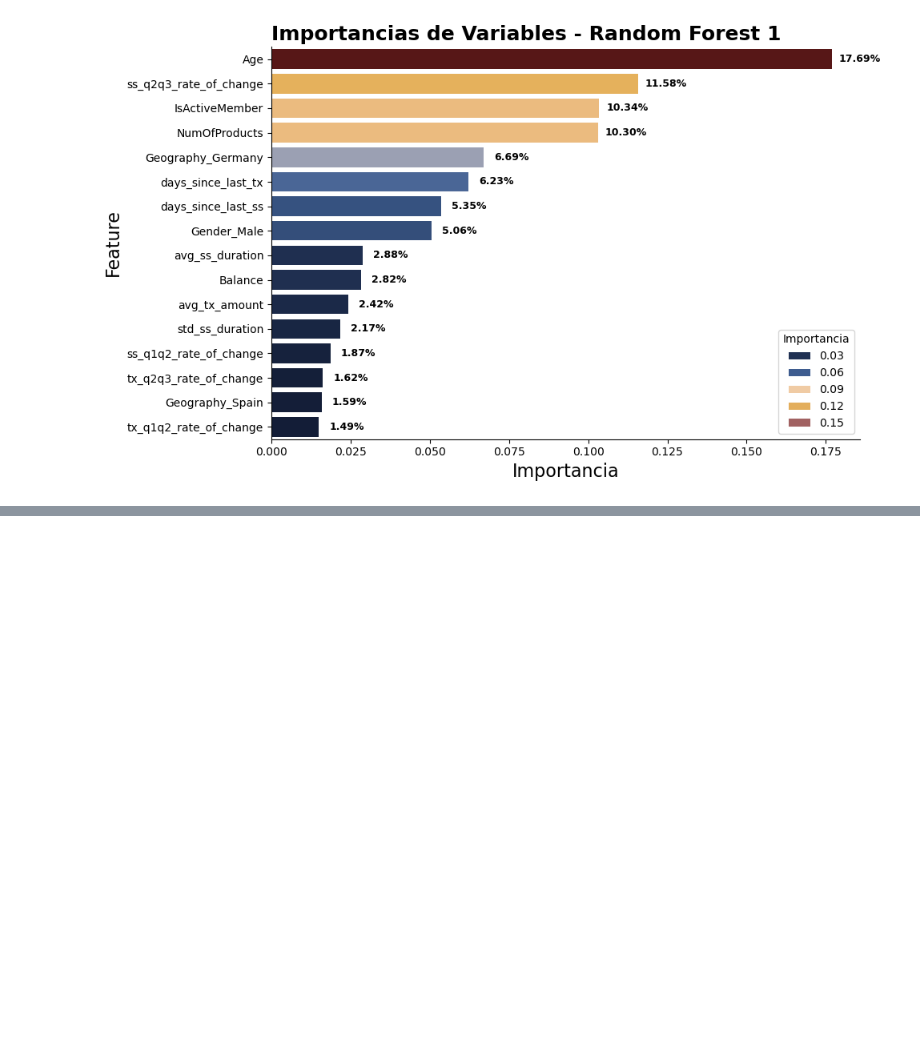
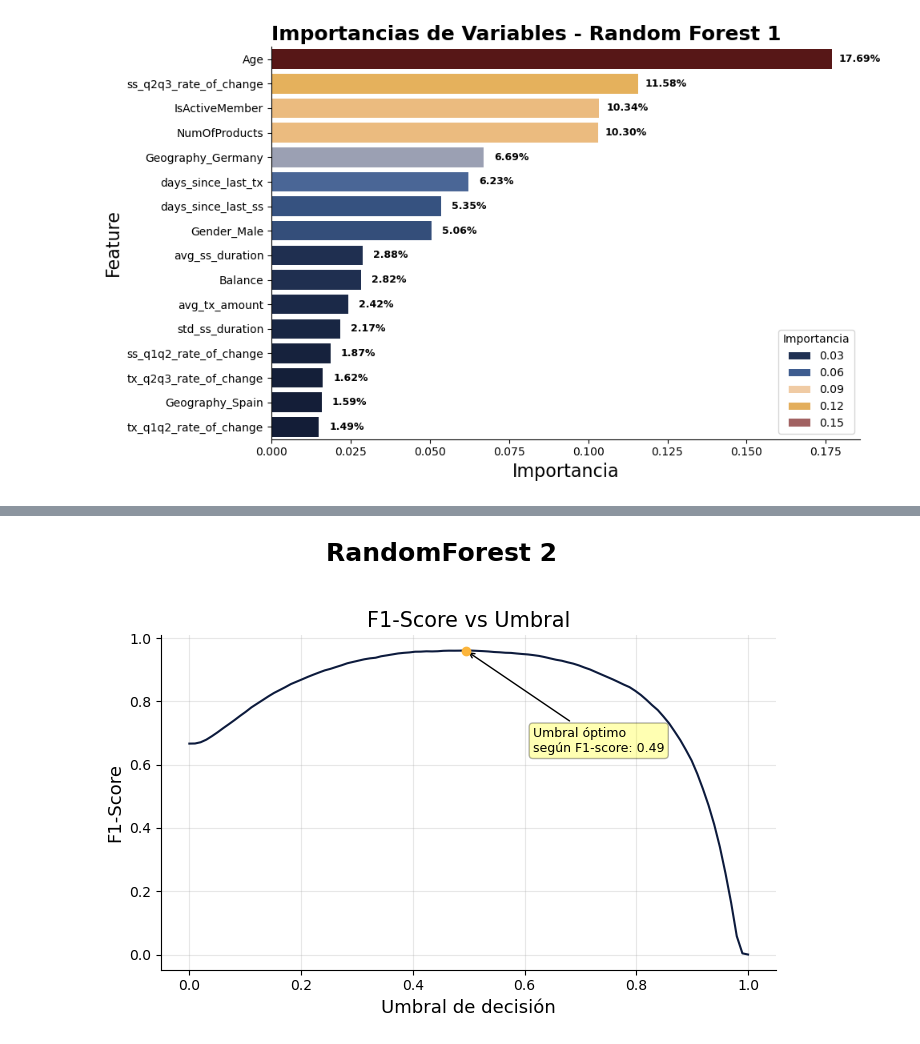
Before and after one commit to ignaciomajo/velarion_fintech, a Jupyter notebook: Modeling_Velarion.ipynb, the cells around one changed output, grey strips where cells are left out. Cells and saved outputs as stored; diff of their text form; code cells hidden in the pictures; blank space fills up the shorter version.

```diff
--- a/Modeling_Velarion.ipynb
+++ b/Modeling_Velarion.ipynb
@@ -1365,0 +1554,16 @@ plot_analisis_variables(df=df_rf_1_importances,
+# %%
+
+warnings.filterwarnings('error')
+
+param_grid = {
+    'max_depth': [5, 7, 10],
+    'min_samples_split': [2, 3, 5],
+    'min_samples_leaf': [1, 2, 3],
+    'n_estimators': [100, 150]
+}
+
+rf_2 = GridSearchCV(RandomForestClassifier(random_state=RANDOM_SEED),
+                    param_grid=param_grid, scoring='recall',
+                    cv=skf)
+
+rf_2.fit(X_train, y_train)
@@ -1365,0 +1617,10 @@ plot_analisis_variables(df=df_rf_1_importances,
+# %%
+umbral_rf_2, plot_umbral_rf2 = plot_umbrales(modelo=rf_2,
+                                            score='F1-Score',
+                                            x=X_train,
+                                            y=y_train,
+                                            caja_x=0.12,
+                                            caja_y=0.32,
+                                            nombre='RandomForest 2')
+# %% [output]
+[figure, added]
```
Also changed, not shown: parts of 238 cells of this notebook.
